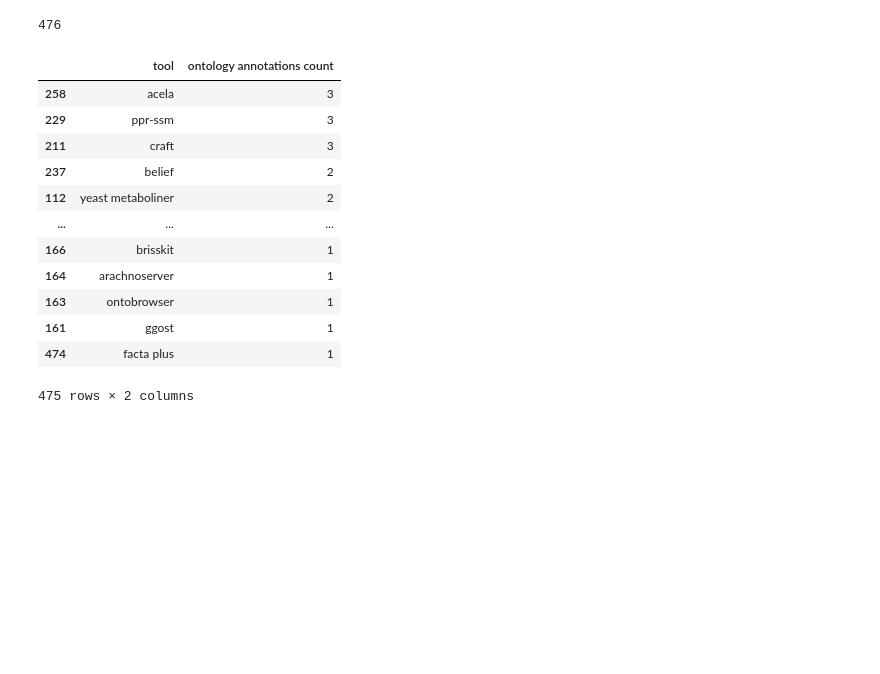
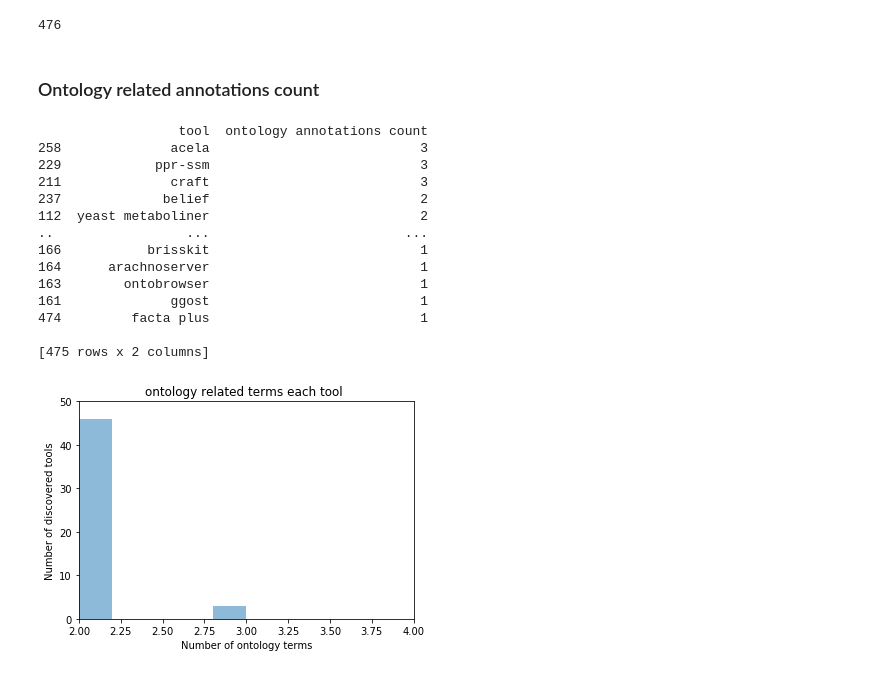
Before and after one commit to FAIRplus/WP3_FAIR_tooling, a Jupyter notebook: tool_discovery/biotools_API_querying.ipynb, the cells around one changed output. Saved outputs shown, nothing was run; the diff lists cells and outputs as text; code cells hidden in the pictures; blank space fills up the shorter version.

```diff
--- a/tool_discovery/biotools_API_querying.ipynb
+++ b/tool_discovery/biotools_API_querying.ipynb
@@ -438,3 +601,5 @@ len(all_ontology_tools)
+# %% [markdown]
+### Ontology related annotations count
 # %%
 matches_tools = {}
 for tool in list(all_ontology_tools):
@@ -445,25 +610,29 @@ for tool in list(all_ontology_tools):
     matches_tools[tool] = matches
 
 ontology_annot_count_df = pd.DataFrame(list(matches_tools.items()), columns= ['tool','ontology annotations count']).sort_values('ontology annotations count', ascending=False)
+print(ontology_annot_count_df)
 # %% [output]
-|  | tool | ontology annotations count |
-| 258 | acela | 3 |
-| 229 | ppr-ssm | 3 |
-| 211 | craft | 3 |
-| 237 | belief | 2 |
-| 112 | yeast metaboliner | 2 |
-| ... | ... | ... |
-| 166 | brisskit | 1 |
-| 164 | arachnoserver | 1 |
-| 163 | ontobrowser | 1 |
-| 161 | ggost | 1 |
-| 474 | facta plus | 1 |
-475 rows × 2 columns
+                  tool  ontology annotations count
+258              acela                           3
+229            ppr-ssm                           3
+211              craft                           3
+237             belief                           2
+112  yeast metaboliner                           2
+..                 ...                         ...
+166           brisskit                           1
+164      arachnoserver                           1
+163        ontobrowser                           1
+161              ggost                           1
+474         facta plus                           1
+
+[475 rows x 2 columns]
 # %%
 plt.hist(ontology_annot_count_df['ontology annotations count'],alpha=0.5)
-plt.xlim([2, 7])
-plt.ylim([0, 130])
+plt.xlim([2, 4])
+plt.ylim([0, 50])
 plt.title('ontology related terms each tool ')
-plt.xlabel('Number of ETL terms')
+plt.xlabel('Number of ontology terms')
 plt.ylabel('Number of discovered tools')
 plt.show()
+# %% [output]
+[figure, added]
```
Also changed, not shown: parts of 32 cells of this notebook, 24 other files.
